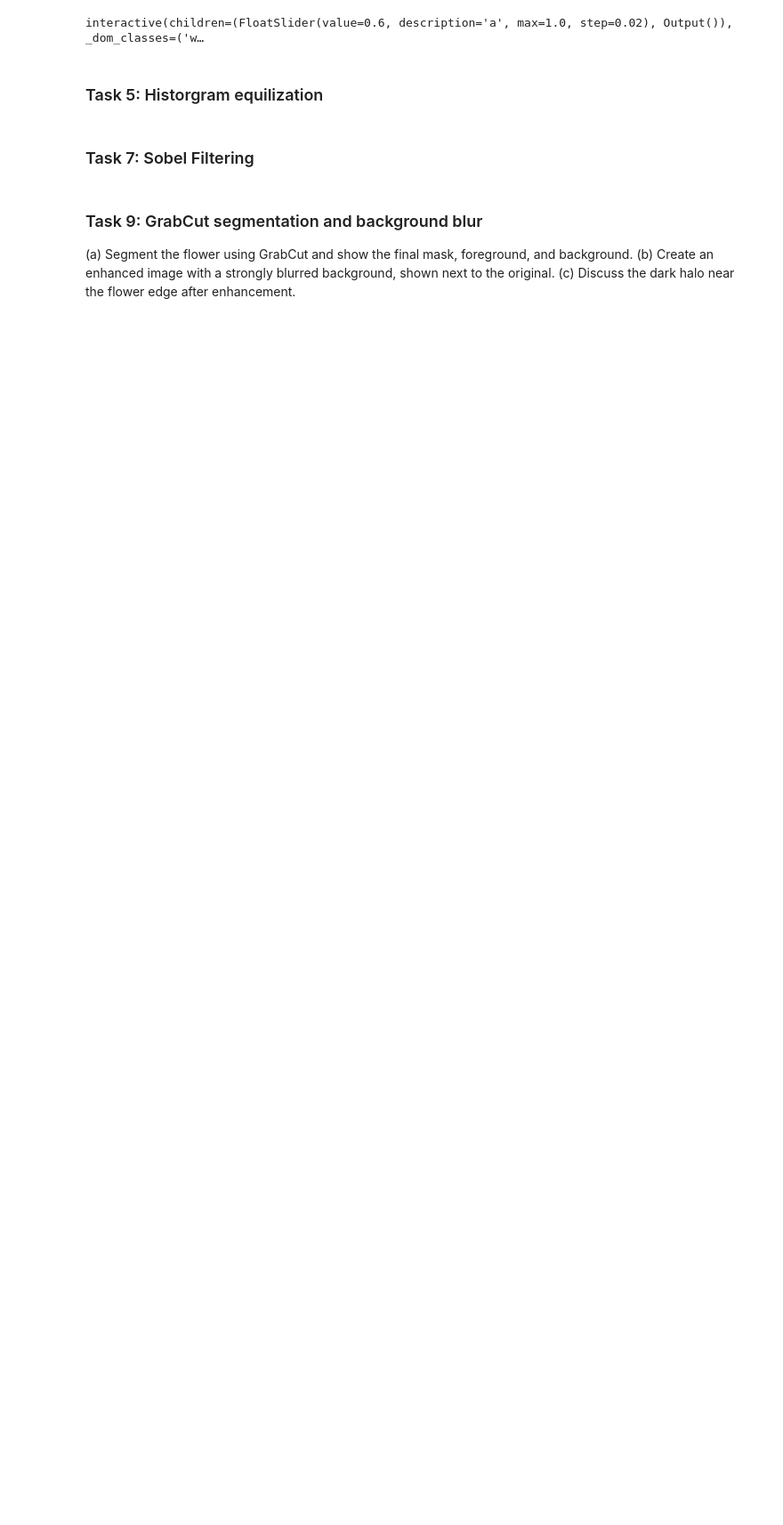
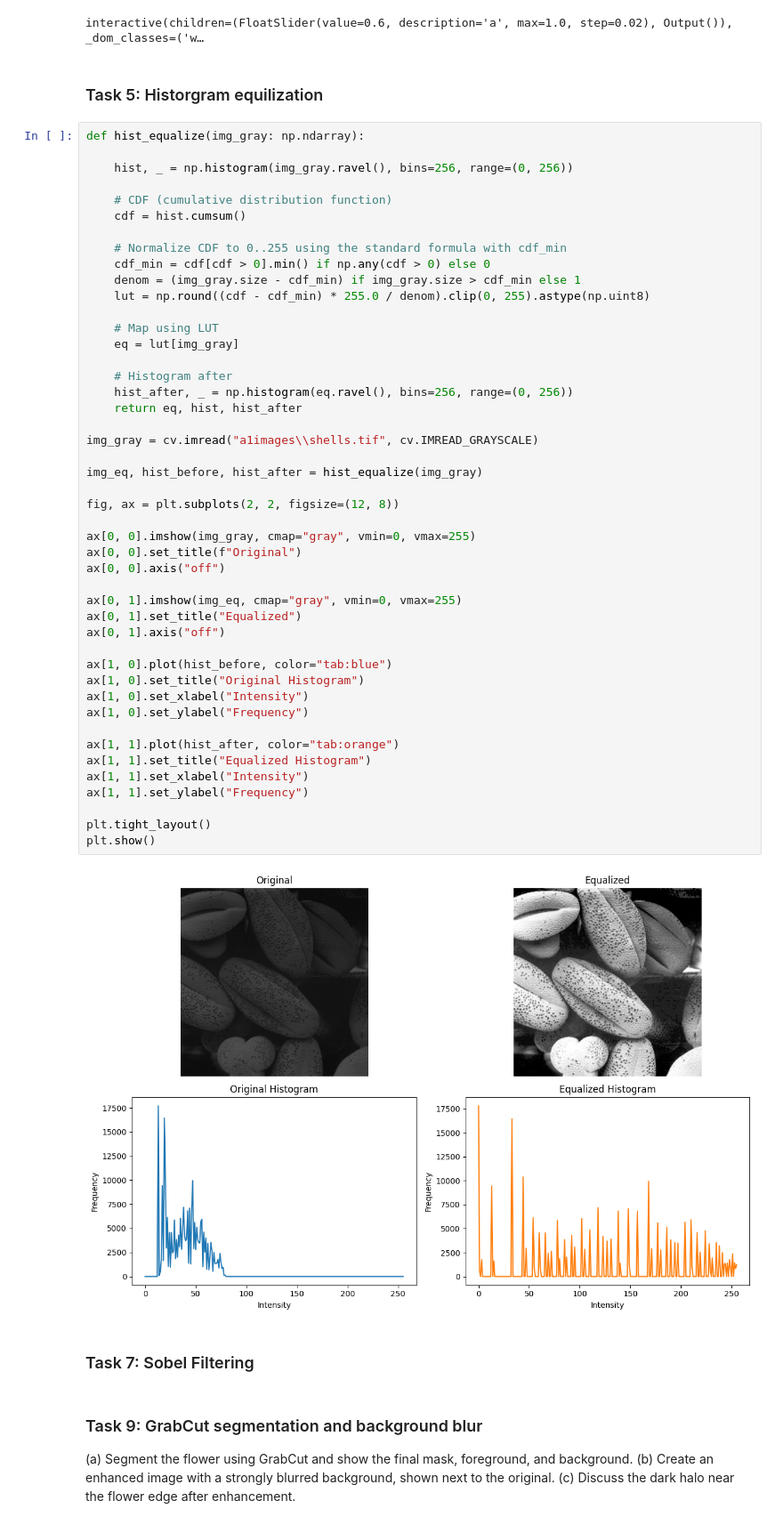
Before and after one commit to NaveenSanjaya/Image-Processing-and-Machine-Vision, a Jupyter notebook: assignment_01/assignment_1.ipynb, the cells around one changed output. Shown at 89% size. Cells and saved outputs as stored; diff of their text form; blank space fills up the shorter version.

Commit message:
feat: Implement histogram equilization function

```diff
--- a/assignment_01/assignment_1.ipynb
+++ b/assignment_01/assignment_1.ipynb
@@ -226,6 +226,54 @@ def applyVibrance(a=0.6):
 interactive(children=(FloatSlider(value=0.6, description='a', max=1.0, step=0.02), Output()), _dom_classes=('w…
 # %% [markdown]
 ### Task 5: Historgram equilization
+# %%
+def hist_equalize(img_gray: np.ndarray):
+
+    hist, _ = np.histogram(img_gray.ravel(), bins=256, range=(0, 256))
+
+    # CDF (cumulative distribution function)
+    cdf = hist.cumsum()
+
+    # Normalize CDF to 0..255 using the standard formula with cdf_min
+    cdf_min = cdf[cdf > 0].min() if np.any(cdf > 0) else 0
+    denom = (img_gray.size - cdf_min) if img_gray.size > cdf_min else 1
+    lut = np.round((cdf - cdf_min) * 255.0 / denom).clip(0, 255).astype(np.uint8)
+
+    # Map using LUT
+    eq = lut[img_gray]
+
+    # Histogram after
+    hist_after, _ = np.histogram(eq.ravel(), bins=256, range=(0, 256))
+    return eq, hist, hist_after
+
+img_gray = cv.imread("a1images\\shells.tif", cv.IMREAD_GRAYSCALE)
+
+img_eq, hist_before, hist_after = hist_equalize(img_gray)
+
+fig, ax = plt.subplots(2, 2, figsize=(12, 8))
+
+ax[0, 0].imshow(img_gray, cmap="gray", vmin=0, vmax=255)
+ax[0, 0].set_title(f"Original")
+ax[0, 0].axis("off")
+
+ax[0, 1].imshow(img_eq, cmap="gray", vmin=0, vmax=255)
+ax[0, 1].set_title("Equalized")
+ax[0, 1].axis("off")
+
+ax[1, 0].plot(hist_before, color="tab:blue")
+ax[1, 0].set_title("Original Histogram")
+ax[1, 0].set_xlabel("Intensity")
+ax[1, 0].set_ylabel("Frequency")
+
+ax[1, 1].plot(hist_after, color="tab:orange")
+ax[1, 1].set_title("Equalized Histogram")
+ax[1, 1].set_xlabel("Intensity")
+ax[1, 1].set_ylabel("Frequency")
+
+plt.tight_layout()
+plt.show()
+# %% [output]
+[figure, added]
 # %% [markdown]
 ### Task 7: Sobel Filtering
 # %% [markdown]
```
